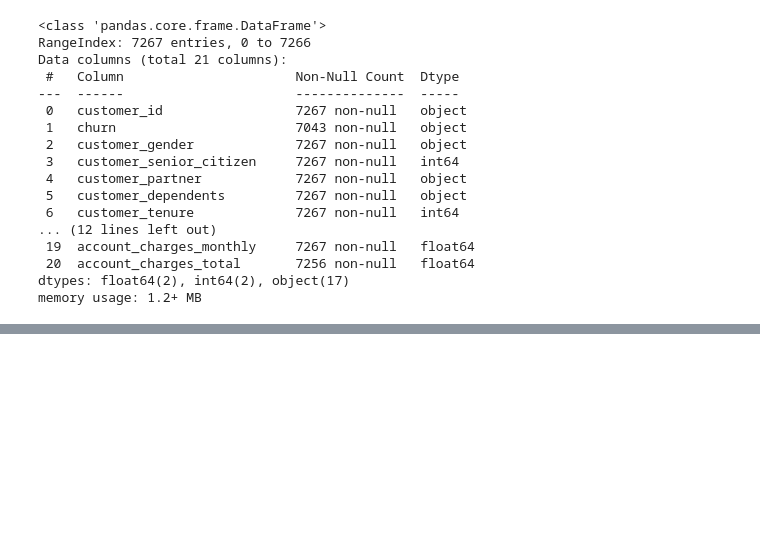
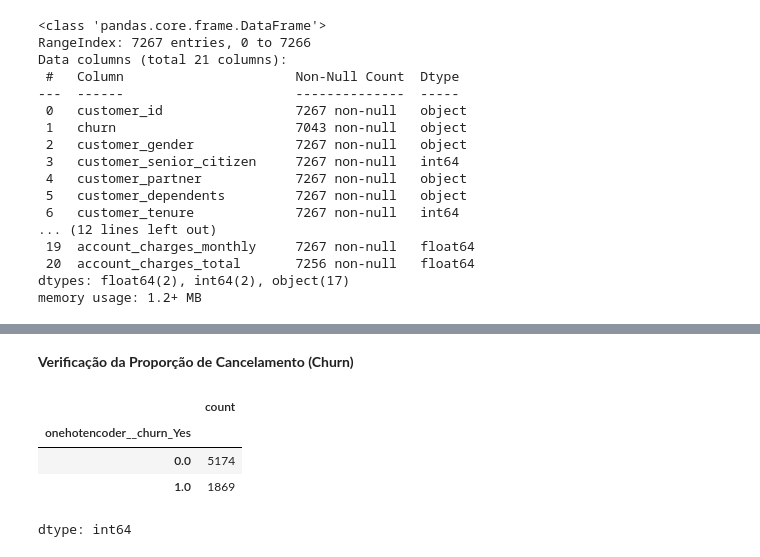
Before and after one commit to paulahruizpro-ux/telecom-x-ii, a Jupyter notebook: Telecom_X_2.ipynb, the cells around one changed output, grey strips where cells are left out. Saved outputs shown, nothing was run; the diff lists cells and outputs as text; code cells hidden in the pictures; blank space fills up the shorter version.

```diff
--- a/Telecom_X_2.ipynb
+++ b/Telecom_X_2.ipynb
@@ -65,0 +203,10 @@ memory usage: 1.1+ MB
+# %% [markdown]
+**Verificação da Proporção de Cancelamento (Churn)**
+# %%
+dados_encoded['onehotencoder__churn_Yes'].value_counts()
+# %% [output]
+|  | count |
+| onehotencoder__churn_Yes |  |
+| 0.0 | 5174 |
+| 1.0 | 1869 |
+dtype: int64
```
Also changed, not shown: parts of 18 cells of this notebook.
